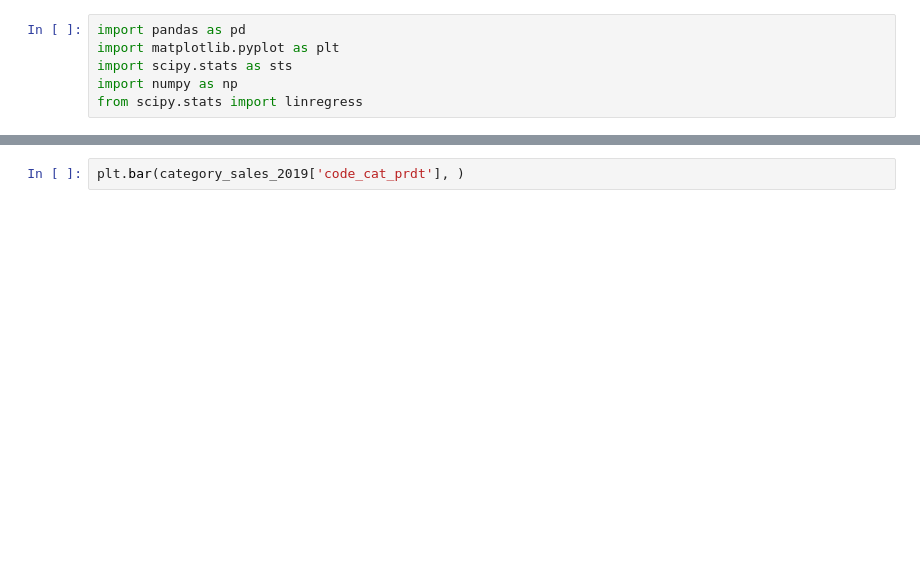
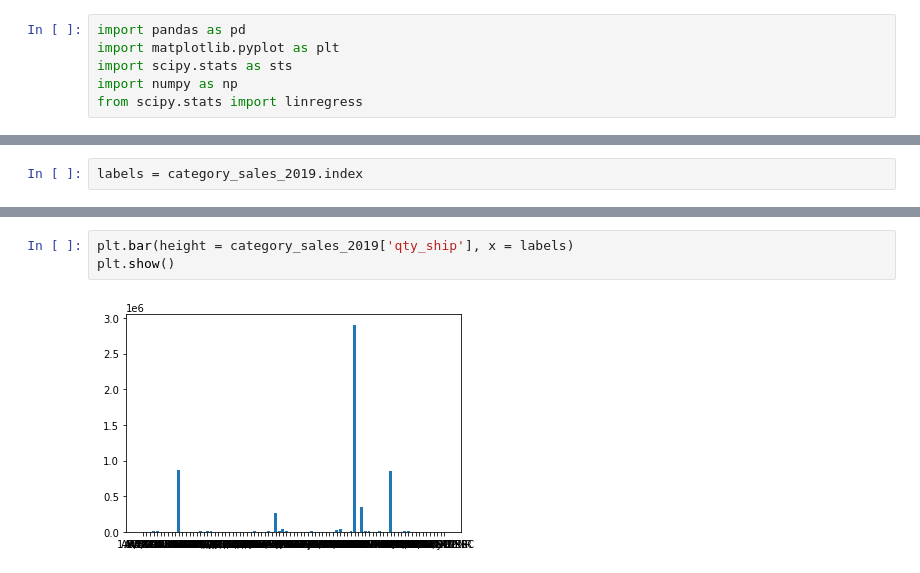
Before and after one commit to aadeba5/Project1, a Jupyter notebook: Nuance_Eric.ipynb, the cells around one changed output, grey strips where cells are left out. Cells and saved outputs as stored; diff of their text form; blank space fills up the shorter version.

```diff
--- a/Nuance_Eric.ipynb
+++ b/Nuance_Eric.ipynb
@@ -85,0 +80,2 @@ print(len(category_sales_2020))
+# %%
+labels = category_sales_2019.index
@@ -86,2 +88,5 @@ print(len(category_sales_2020))
 # %%
-plt.bar(category_sales_2019['code_cat_prdt'], )
+plt.bar(height = category_sales_2019['qty_ship'], x = labels)
+plt.show()
+# %% [output]
+[figure, added]
```
Also changed, not shown: parts of 7 cells of this notebook, 1 other file.
